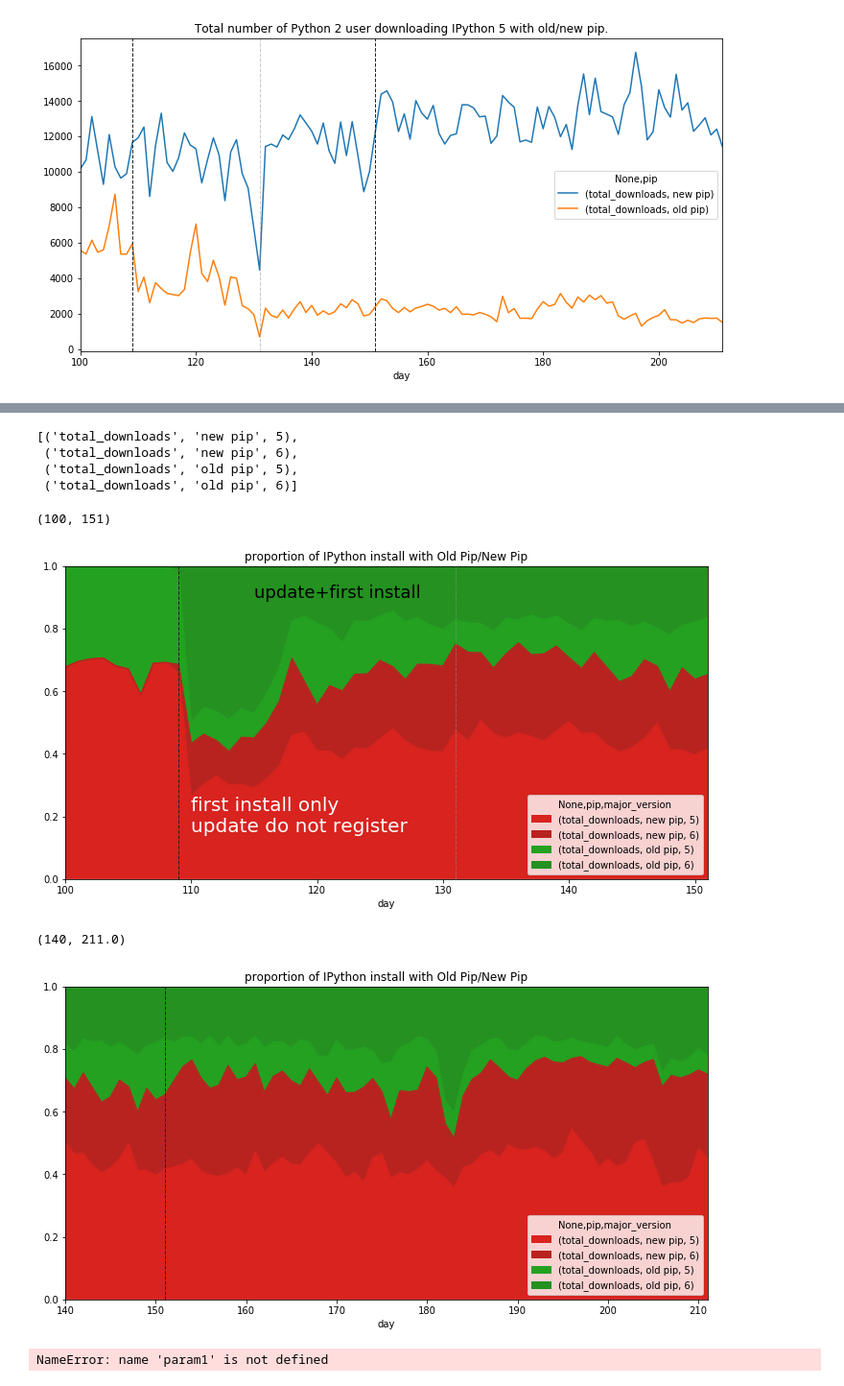
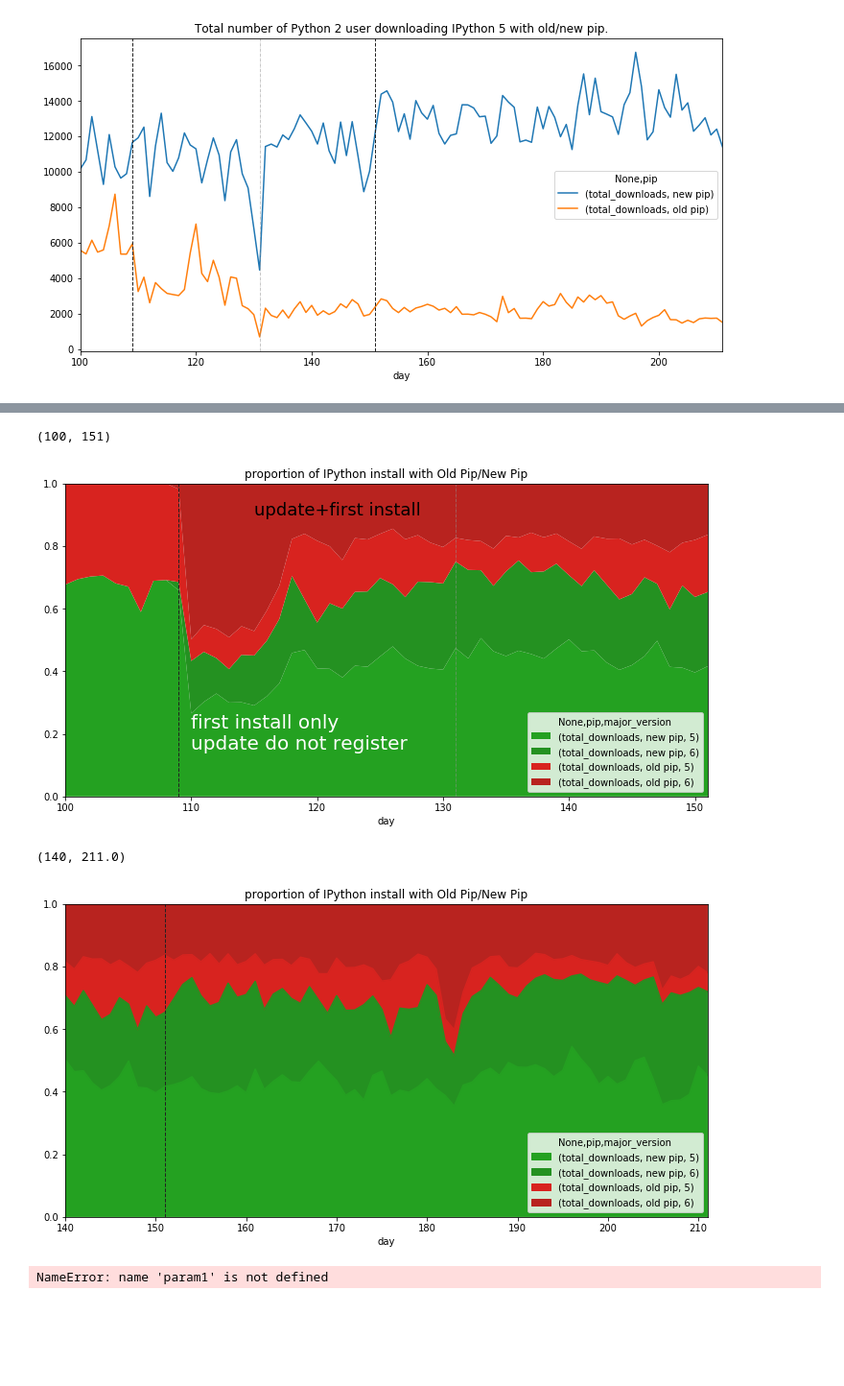
Before and after one commit to Carreau/talks, a Jupyter notebook: 2017-08-13-pybay/IPython-dls_2.ipynb, the cells around one changed output, grey strips where cells are left out. Shown at 96% size. Saved outputs shown, nothing was run; the diff lists cells and outputs as text; code cells hidden in the pictures; blank space fills up the shorter version.

```diff
--- a/2017-08-13-pybay/IPython-dls_2.ipynb
+++ b/2017-08-13-pybay/IPython-dls_2.ipynb
@@ -280,7 +332,0 @@ ldf['sum'] = ldf.sum(axis=1)
-# %%
-list(iter(ldf.columns))[:4]
-# %% [output]
-[('total_downloads', 'new pip', 5),
- ('total_downloads', 'new pip', 6),
- ('total_downloads', 'old pip', 5),
- ('total_downloads', 'old pip', 6)]
@@ -290,5 +333,5 @@ for ind in list(iter(ldf.columns))[:-1]:
 # %%
-ax = ldf.drop('sum', 1).plot(kind='area', stacked=True, colors=['#d8231f', '#b8231f', '#24a121', '#249121'])
+ax = ldf.drop('sum', 1).plot(kind='area', stacked=True, lw=0,  colors=[ '#24a121', '#249121', '#d8231f', '#b8231f'])
 annotate(ax)
 ax.set_ylim(ymax=1)
 ax.text(115, 0.9, 'update+first install', size=18)
@@ -297,18 +340,18 @@ ax.set_title('proportion of IPython install with Old Pip/New Pip')
 ax.set_xlim(100, 151)
 # %% [output]
 (100, 151)
-[figure, old version]
+[figure, new version]
 # %%
-ax = ldf.drop('sum', 1).plot(kind='area', stacked=True, colors=['#d8231f', '#b8231f', '#24a121', '#249121'])
+ax = ldf.drop('sum', 1).plot(kind='area', stacked=True, colors=['#24a121', '#249121', '#d8231f', '#b8231f'])
 annotate(ax)
 ax.set_ylim(ymax=1)
 #ax.text(115, 0.9, 'update+first install', size=18)
 #ax.text(110, 0.15, 'first install only\nupdate do not register', color='w', size=20)
 ax.set_title('proportion of IPython install with Old Pip/New Pip')
 ax.set_xlim(140)
 # %% [output]
 (140, 211.0)
-[figure, old version]
+[figure, new version]
 # %%
 for p1 in set([p for p in df[param1] if not pd.isnull(p)]):
     for p2 in set([p for p in df[param2] if not pd.isnull(p)]):
```
Also changed, not shown: parts of 20 cells of this notebook, 19 other files.
